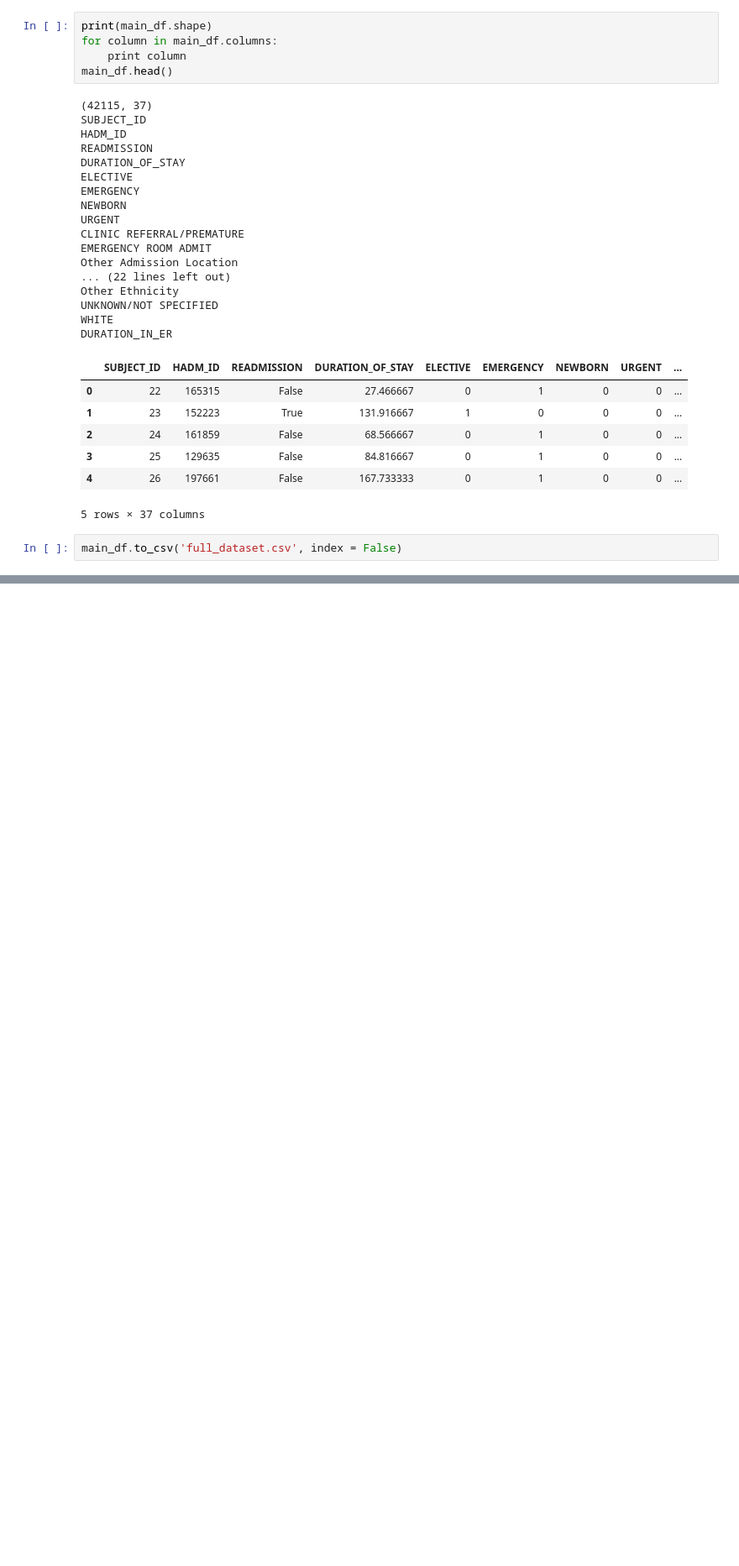
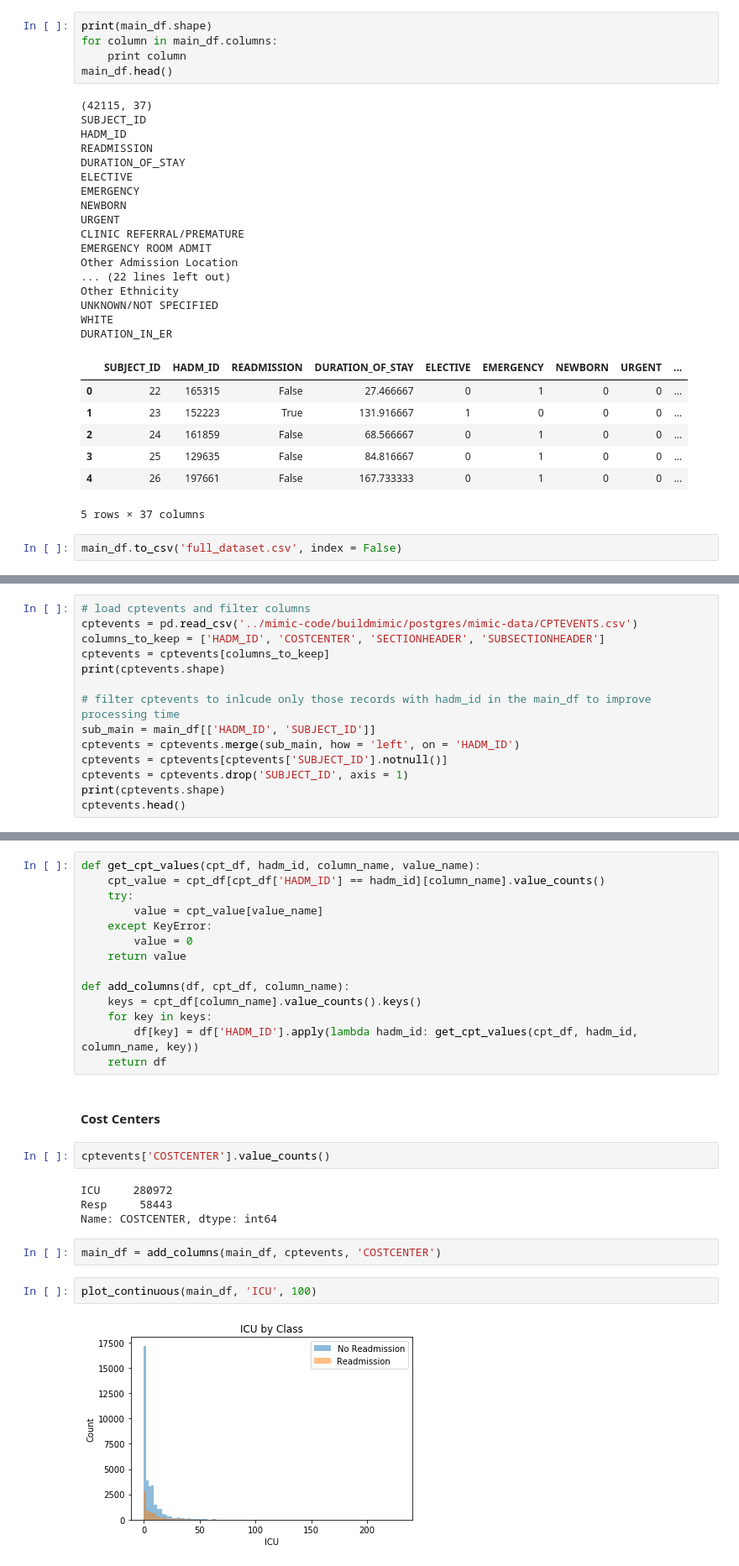
Before and after one commit to pateli18/Machine-Learning-Nanodegree, a Jupyter notebook: capstone_project/Create Dataset.ipynb, the cells around one changed output, grey strips where cells are left out. Shown at 84% size. Cells and saved outputs as stored; diff of their text form; blank space fills up the shorter version.

Commit message:
completed adding cptevents and chartevents features

```diff
--- a/capstone_project/Create Dataset.ipynb
+++ b/capstone_project/Create Dataset.ipynb
@@ -433,0 +436,14 @@ main_df.to_csv('full_dataset.csv', index = False)
+# %%
+# load cptevents and filter columns
+cptevents = pd.read_csv('../mimic-code/buildmimic/postgres/mimic-data/CPTEVENTS.csv')
+columns_to_keep = ['HADM_ID', 'COSTCENTER', 'SECTIONHEADER', 'SUBSECTIONHEADER']
+cptevents = cptevents[columns_to_keep]
+print(cptevents.shape)
+
+# filter cptevents to inlcude only those records with hadm_id in the main_df to improve processing time
+sub_main = main_df[['HADM_ID', 'SUBJECT_ID']]
+cptevents = cptevents.merge(sub_main, how = 'left', on = 'HADM_ID')
+cptevents = cptevents[cptevents['SUBJECT_ID'].notnull()]
+cptevents = cptevents.drop('SUBJECT_ID', axis = 1)
+print(cptevents.shape)
+cptevents.head()
@@ -433,0 +459,28 @@ main_df.to_csv('full_dataset.csv', index = False)
+# %%
+def get_cpt_values(cpt_df, hadm_id, column_name, value_name):
+    cpt_value = cpt_df[cpt_df['HADM_ID'] == hadm_id][column_name].value_counts()
+    try:
+        value = cpt_value[value_name]
+    except KeyError:
+        value = 0
+    return value
+
+def add_columns(df, cpt_df, column_name):
+    keys = cpt_df[column_name].value_counts().keys()
+    for key in keys:
+        df[key] = df['HADM_ID'].apply(lambda hadm_id: get_cpt_values(cpt_df, hadm_id, column_name, key))
+    return df
+# %% [markdown]
+#### Cost Centers
+# %%
+cptevents['COSTCENTER'].value_counts()
+# %% [output]
+ICU     280972
+Resp     58443
+Name: COSTCENTER, dtype: int64
+# %%
+main_df = add_columns(main_df, cptevents, 'COSTCENTER')
+# %%
+plot_continuous(main_df, 'ICU', 100)
+# %% [output]
+[figure, added]
```
Also changed, not shown: parts of 28 cells of this notebook.
